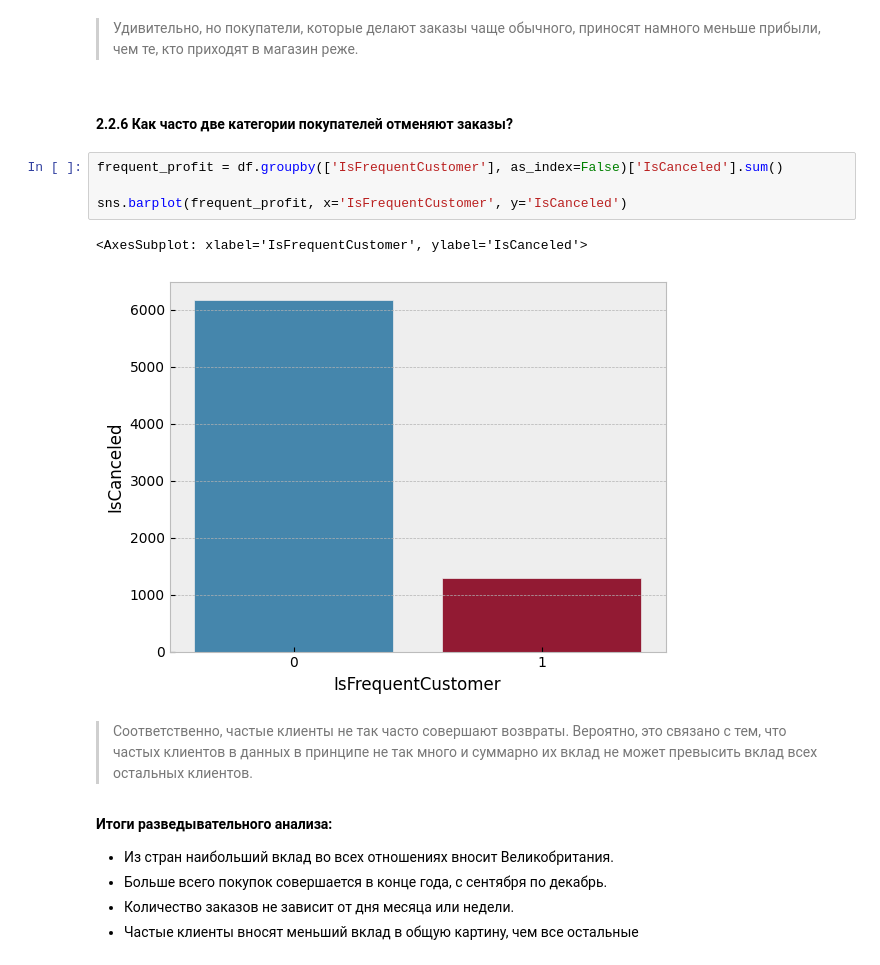
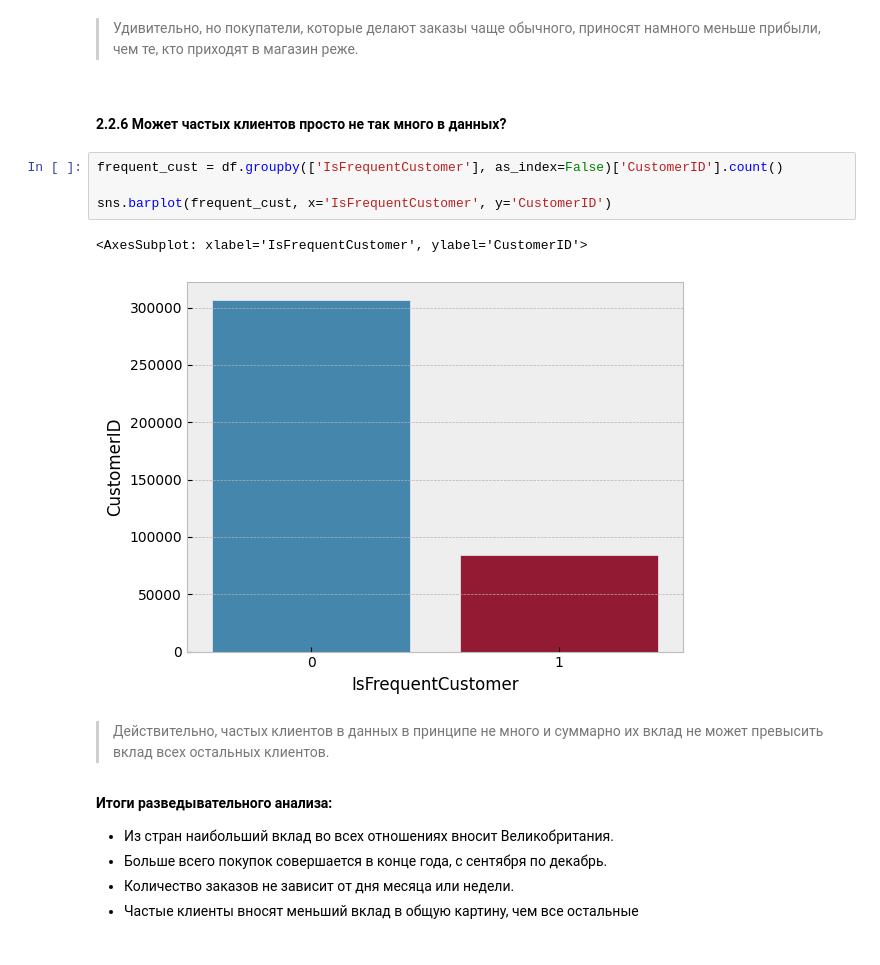
Before and after one commit to georgekovin/Gift-Shop-Clustering-Project, a Jupyter notebook: Kovin-project_6.ipynb, the cells around one changed output. Cells and saved outputs as stored; diff of their text form.

```diff
--- a/Kovin-project_6.ipynb
+++ b/Kovin-project_6.ipynb
@@ -672,16 +653,16 @@ sns.barplot(frequent_profit, x='IsFrequentCustomer', y='TotalPrice')
 # %% [markdown]
 > Удивительно, но покупатели, которые делают заказы чаще обычного, приносят намного меньше прибыли, чем те, кто приходят в магазин реже.
-# %% [markdown]
-#### 2.2.6 Как часто две категории покупателей отменяют заказы?
+# %% [markdown]
+#### 2.2.6 Может частых клиентов просто не так много в данных?
 # %%
-frequent_profit = df.groupby(['IsFrequentCustomer'], as_index=False)['IsCanceled'].sum()
+frequent_cust = df.groupby(['IsFrequentCustomer'], as_index=False)['CustomerID'].count()
 
-sns.barplot(frequent_profit, x='IsFrequentCustomer', y='IsCanceled')
+sns.barplot(frequent_cust, x='IsFrequentCustomer', y='CustomerID')
 # %% [output]
-<AxesSubplot: xlabel='IsFrequentCustomer', ylabel='IsCanceled'>
+<AxesSubplot: xlabel='IsFrequentCustomer', ylabel='CustomerID'>
-[figure, old version]
+[figure, new version]
 # %% [markdown]
-> Соответственно, частые клиенты не так часто совершают возвраты. Вероятно, это связано с тем, что частых клиентов в данных в принципе не так много и суммарно их вклад не может превысить вклад всех остальных клиентов.
+> Действительно, частых клиентов в данных в принципе не много и суммарно их вклад не может превысить вклад всех остальных клиентов.
 # %% [markdown]
 **Итоги разведывательного анализа:**
 - Из стран наибольший вклад во всех отношениях вносит Великобритания.
```
Also changed, not shown: parts of 78 cells of this notebook, 1 other file.
